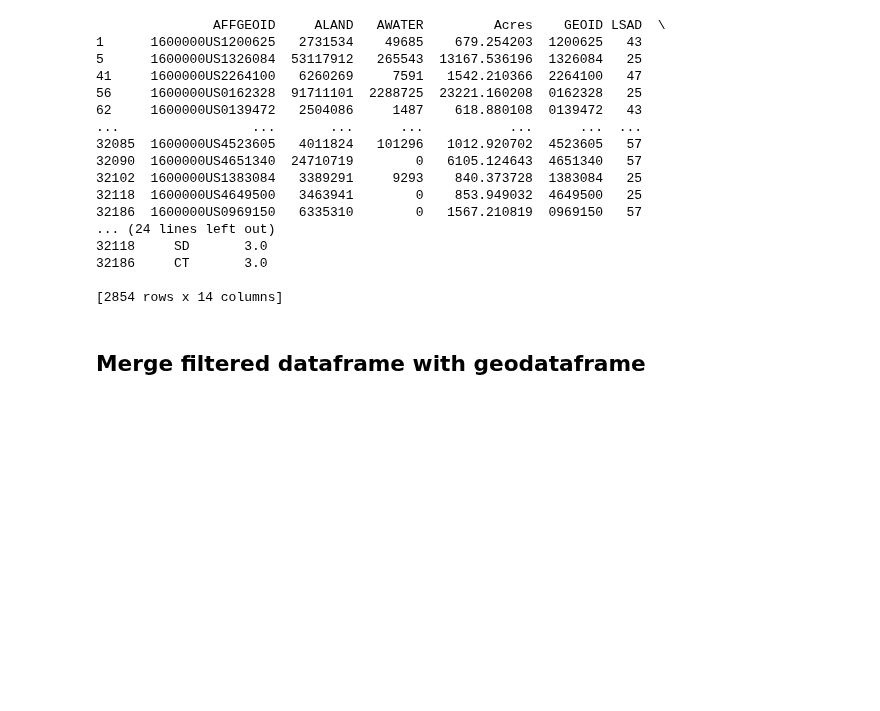
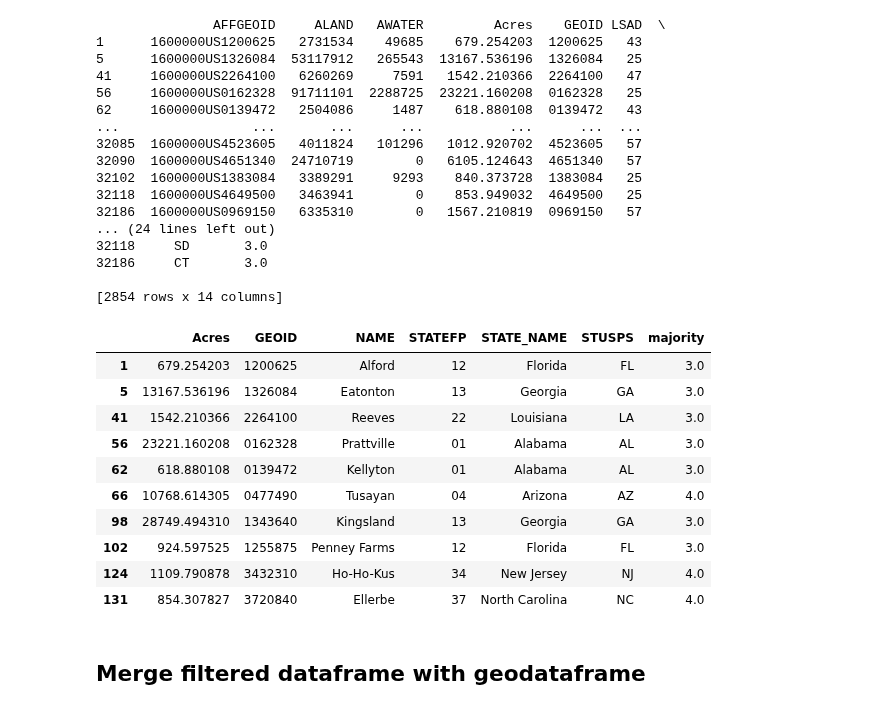
Before and after one commit to zac-stanley/us-communities-fire, a Jupyter notebook: notebooks/zs_zonal_statistics.ipynb, the cells around one changed output. Saved outputs shown, nothing was run; the diff lists cells and outputs as text; code cells hidden in the pictures; blank space fills up the shorter version.

```diff
--- a/notebooks/zs_zonal_statistics.ipynb
+++ b/notebooks/zs_zonal_statistics.ipynb
@@ -193,6 +219,20 @@ print(fire_risk_cdps)
 32186     CT       3.0
 
 [2854 rows x 14 columns]
+# %%
+fire_risk_cdps[['Acres', 'GEOID', 'NAME', 'STATEFP', 'STATE_NAME', 'STUSPS', 'majority']].head(10)
+# %% [output]
+|  | Acres | GEOID | NAME | STATEFP | STATE_NAME | STUSPS | majority |
+| 1 | 679.254203 | 1200625 | Alford | 12 | Florida | FL | 3.0 |
+| 5 | 13167.536196 | 1326084 | Eatonton | 13 | Georgia | GA | 3.0 |
+| 41 | 1542.210366 | 2264100 | Reeves | 22 | Louisiana | LA | 3.0 |
+| 56 | 23221.160208 | 0162328 | Prattville | 01 | Alabama | AL | 3.0 |
+| 62 | 618.880108 | 0139472 | Kellyton | 01 | Alabama | AL | 3.0 |
+| 66 | 10768.614305 | 0477490 | Tusayan | 04 | Arizona | AZ | 4.0 |
+| 98 | 28749.494310 | 1343640 | Kingsland | 13 | Georgia | GA | 3.0 |
+| 102 | 924.597525 | 1255875 | Penney Farms | 12 | Florida | FL | 3.0 |
+| 124 | 1109.790878 | 3432310 | Ho-Ho-Kus | 34 | New Jersey | NJ | 4.0 |
+| 131 | 854.307827 | 3720840 | Ellerbe | 37 | North Carolina | NC | 4.0 |
 # %% [markdown]
 ## Merge filtered dataframe with geodataframe
 # %%
```
Also changed, not shown: parts of 3 cells of this notebook, 3 other files.
